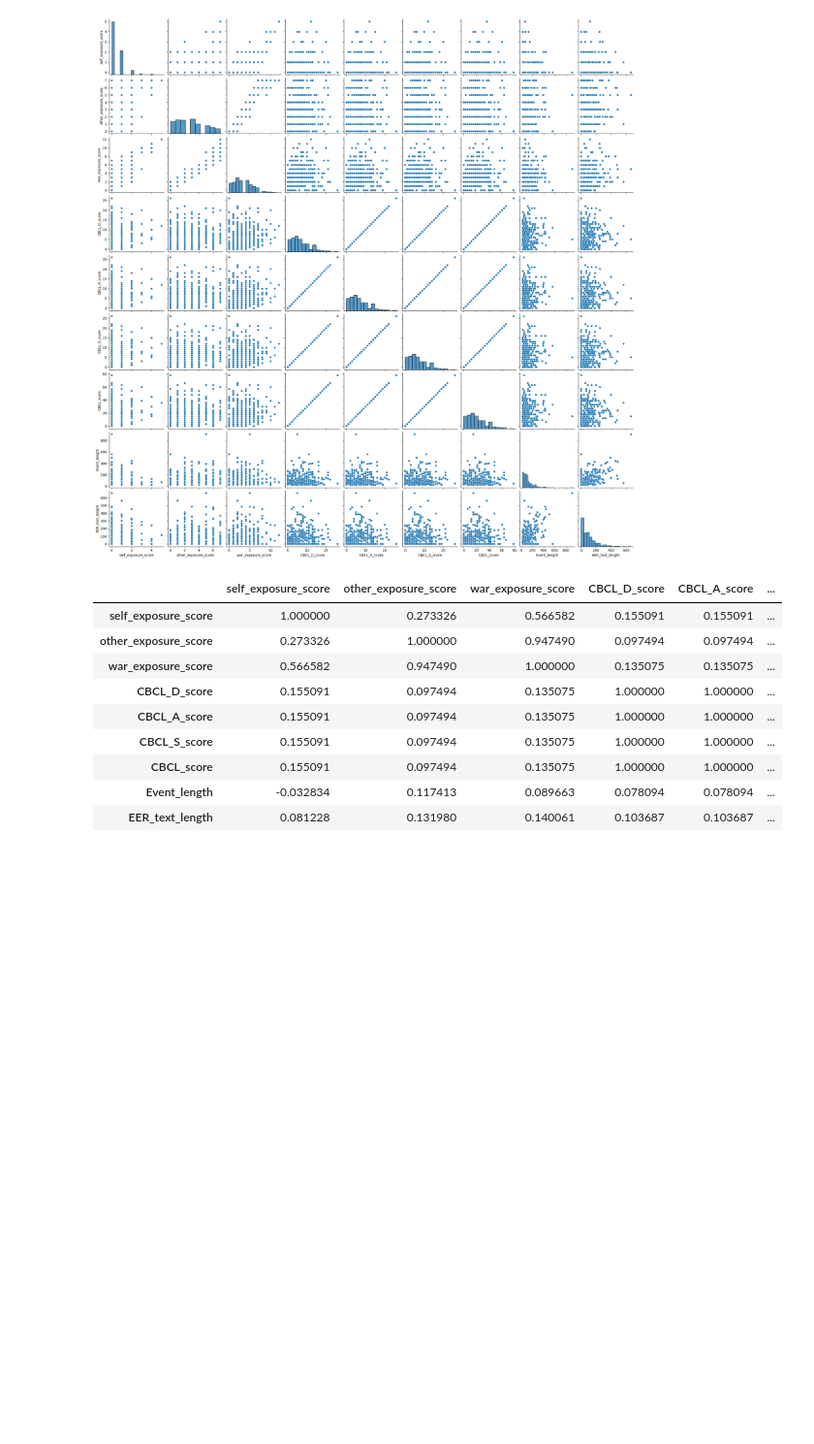
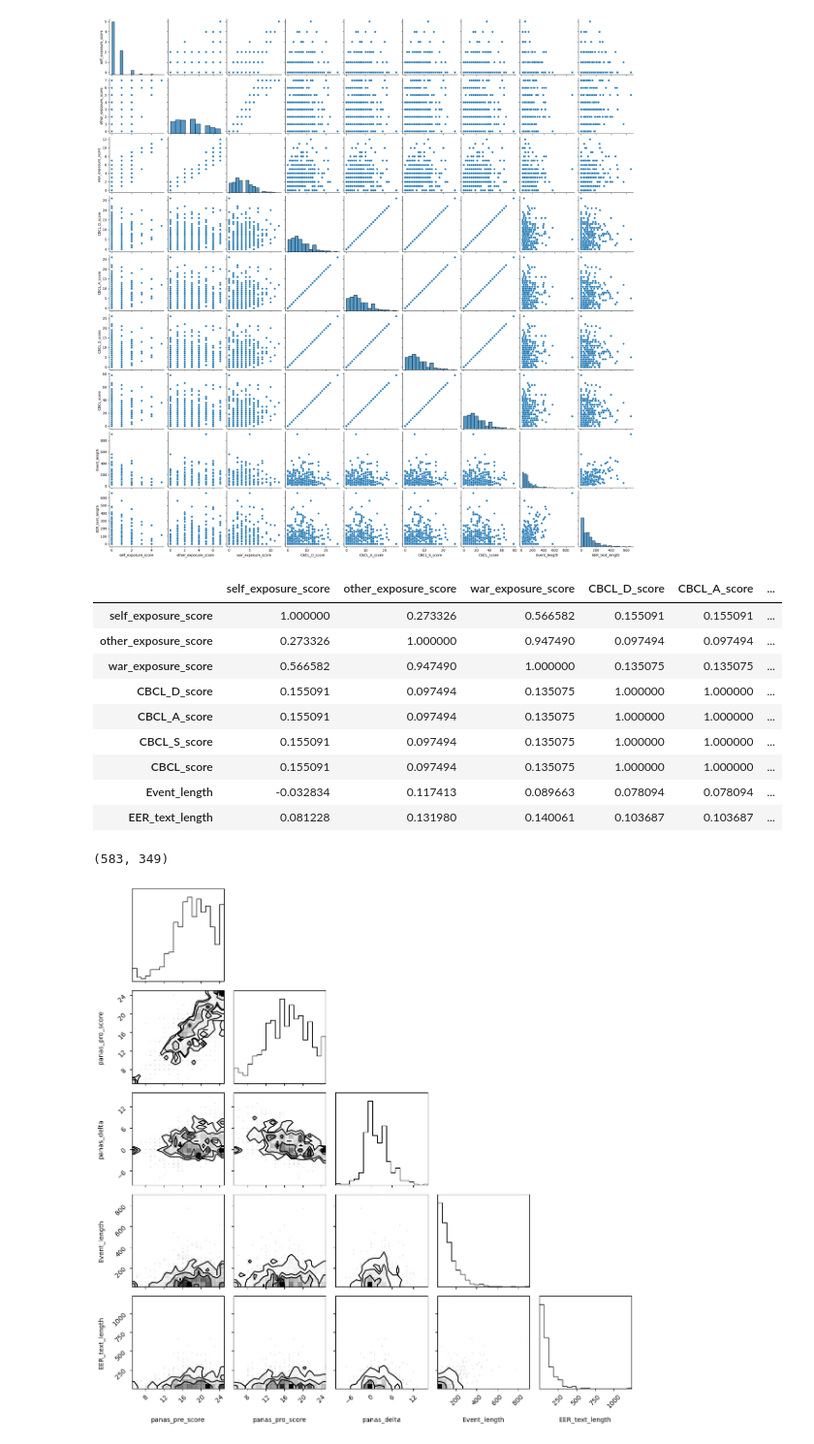
Before and after one commit to OfriA/AppliedProject52056, a Jupyter notebook: data/DataExploration.ipynb, the cells around one changed output. Shown at 97% size. Cells and saved outputs as stored; diff of their text form; code cells hidden in the pictures; blank space fills up the shorter version.

```diff
--- a/data/DataExploration.ipynb
+++ b/data/DataExploration.ipynb
@@ -141,2 +143,28 @@ data[['self_exposure_score', 'other_exposure_score', 'war_exposure_score','CBCL_
+# %%
+panas_pre_features = ['panas_pre1', 'panas_pre2', 'panas_pre3', 'panas_pre4', 'panas_pre5']
+panas_pro_features = ['panas_pro1', 'panas_pro2', 'panas_pro3', 'panas_pro4', 'panas_pro5']
+
+
+
+data2['panas_pre_score'] = np.sum(data2[panas_pre_features], axis=1)
+data2['panas_pro_score'] = np.sum(data2[panas_pro_features], axis=1)
+data2['panas_delta'] = data2['panas_pre_score'] - data2['panas_pro_score']
+# %%
+data2['Event_length'] = data2['Event'].str.len()
+data2['EER_text_length'] = data2['EER_text'].str.len()
+
+data2['EER_text_length'] = data2['EER_text_length'].fillna(0)
+# %%
+data2 = data2[np.sum(data2[panas_pre_features + panas_pro_features].isna(), axis=1) == 0]
 # %%
-data2 =
+data2.shape
+# %% [output]
+(583, 349)
+# %%
+# Generate corner plot using ArviZ
+labels = data2[['panas_pre_score', 'panas_pro_score', 'panas_delta', 'Event_length', 'EER_text_length']].columns.tolist()  # Get column names as labels
+figure = corner.corner(data2[['panas_pre_score', 'panas_pro_score', 'panas_delta', 'Event_length', 'EER_text_length']].values, labels=labels, quiet = True)
+plt.tight_layout()
+plt.show()
+# %% [output]
+[figure, added]
```
Also changed, not shown: parts of 3 cells of this notebook.
